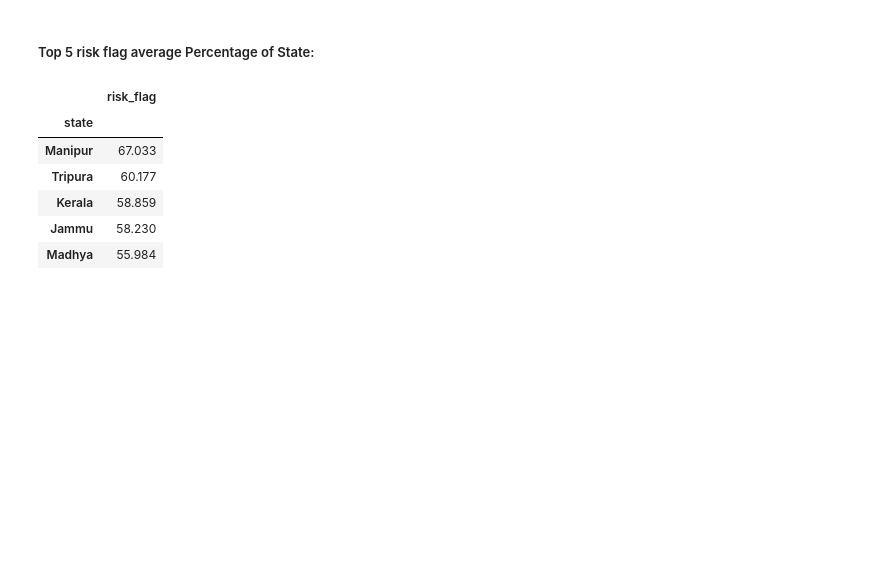
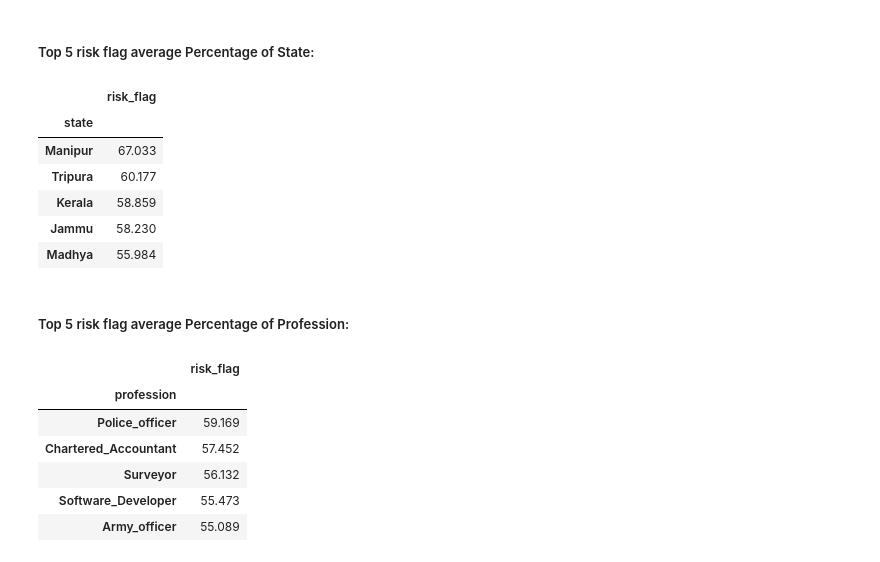
Before and after one commit to masete/Loan-Prediction-based-on-Customer-Behaviour, a Jupyter notebook: eda.ipynb, the cells around one changed output. Drawn from its saved outputs; the diff is of its cells as text; code cells hidden in the pictures; blank space fills up the shorter version.

```diff
--- a/eda.ipynb
+++ b/eda.ipynb
@@ -715,3 +715,15 @@ loan.groupby("state").risk_flag.apply(lambda x: (x.sum() / x.size) * 100).sort_v
 | Kerala | 58.859 |
 | Jammu | 58.230 |
 | Madhya | 55.984 |
+# %% [markdown]
+##### Top 5 risk flag average Percentage of Profession:
+# %%
+loan.groupby("profession").risk_flag.apply(lambda x: (x.sum() / x.size) * 100).sort_values(ascending=False).to_frame().head()
+# %% [output]
+|  | risk_flag |
+| profession |  |
+| Police_officer | 59.169 |
+| Chartered_Accountant | 57.452 |
+| Surveyor | 56.132 |
+| Software_Developer | 55.473 |
+| Army_officer | 55.089 |
```
Also changed, not shown: parts of 1 cell of this notebook.
